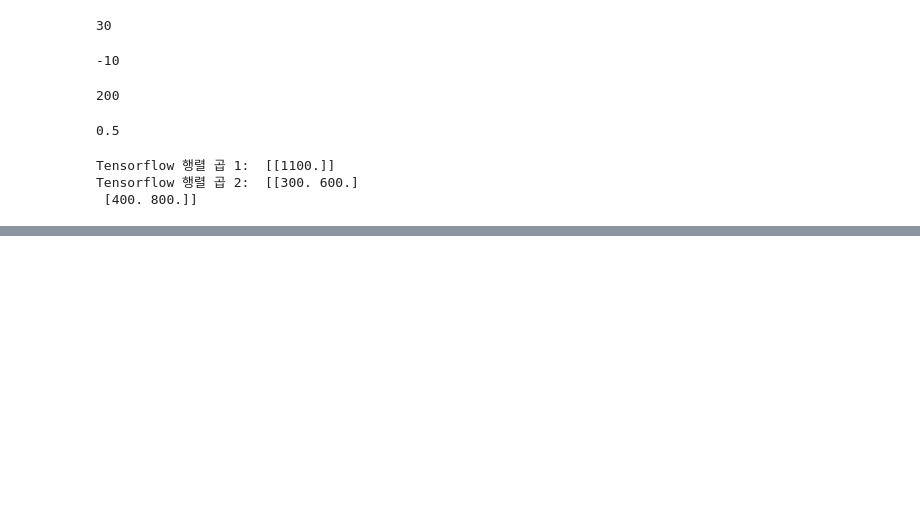
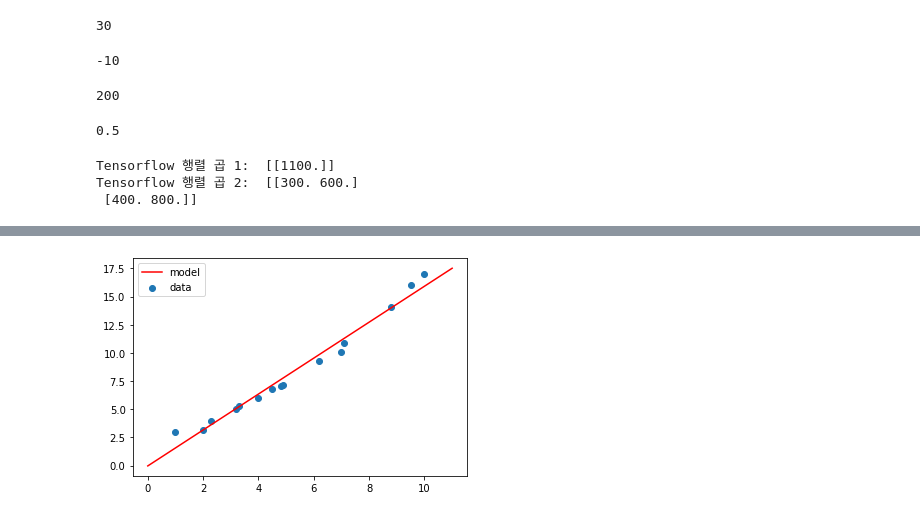
Before and after one commit to hoonzi-s/-EDRC-Python, a Jupyter notebook: 02. Modeling.ipynb, the cells around one changed output, grey strips where cells are left out. Drawn from its saved outputs; the diff is of its cells as text; code cells hidden in the pictures; blank space fills up the shorter version.

```diff
--- a/02. Modeling.ipynb
+++ b/02. Modeling.ipynb
@@ -140,0 +240,13 @@ Tensorflow 행렬 곱 2:  [[300. 600.]
+# %%
+import seaborn as sns
+
+x = np.linspace(0, 11, 100)
+y = a * x + b
+
+plt.figure()
+plt.scatter(x_data, y_data, label = 'data')
+plt.plot(x, y, 'r-', label = 'model')
+plt.legend()
+plt.show()
+# %% [output]
+[figure, added]
```
Also changed, not shown: parts of 15 cells of this notebook.
